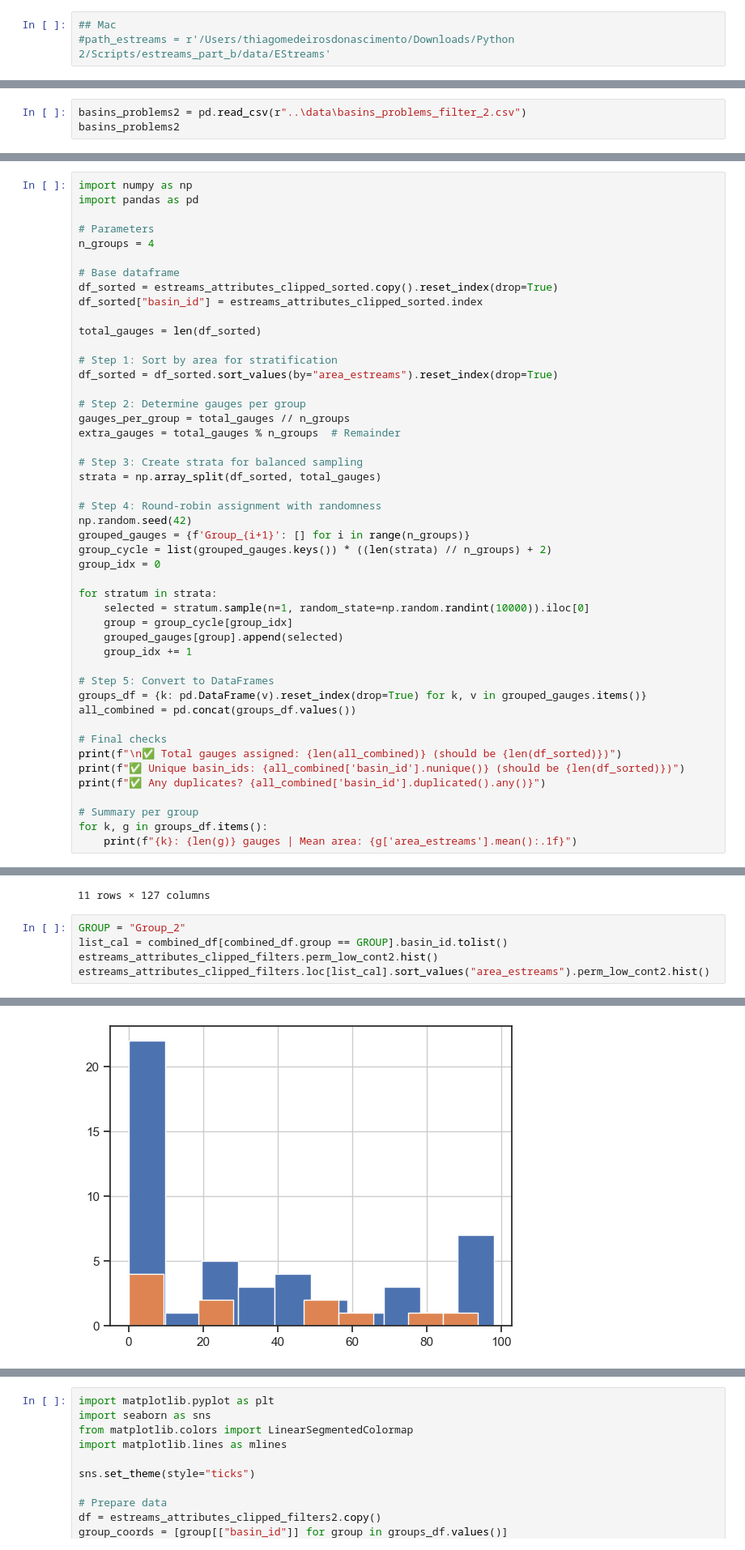
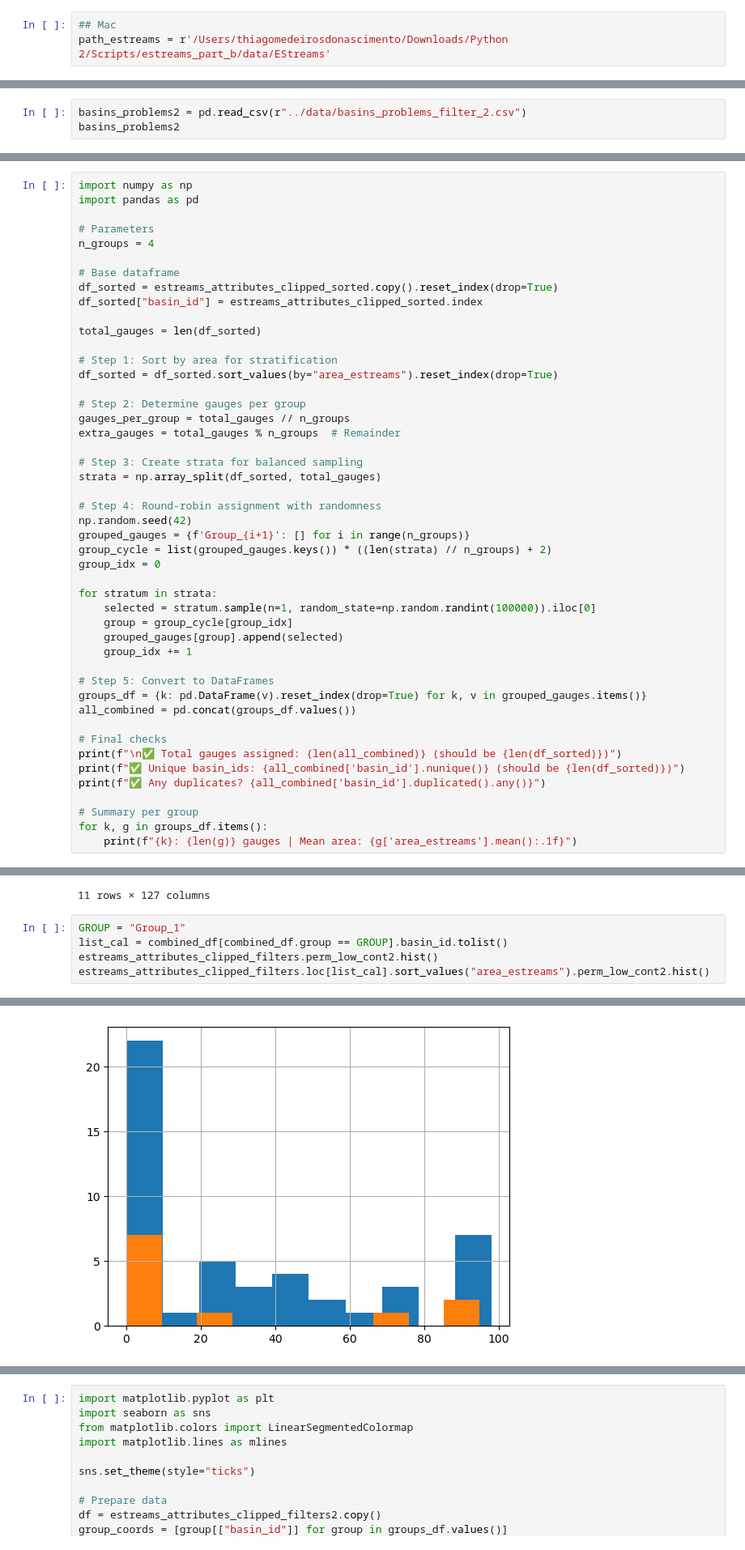
Before and after one commit to thiagovmdon/estreams_superflexpy, a Jupyter notebook: code/a_modelling_distributed_garonne_filtering_gauges.ipynb, the cells around one changed output, grey strips where cells are left out. Shown at 81% size. Cells and saved outputs as stored; diff of their text form.

```diff
--- a/code/a_modelling_distributed_garonne_filtering_gauges.ipynb
+++ b/code/a_modelling_distributed_garonne_filtering_gauges.ipynb
@@ -15,7 +15,7 @@ from utils.functions import find_iterative_immediate_downstream
 path_estreams = r'C:\Users\nascimth\Documents\data\EStreams'
 # %%
 ## Mac
-#path_estreams = r'/Users/thiagomedeirosdonascimento/Downloads/Python 2/Scripts/estreams_part_b/data/EStreams'
+path_estreams = r'/Users/thiagomedeirosdonascimento/Downloads/Python 2/Scripts/estreams_part_b/data/EStreams'
 # %%
 # Read the dataset network
 network_estreams = pd.read_csv(path_estreams+'/streamflow_gauges/estreams_gauging_stations.csv', encoding='utf-8')
@@ -250,7 +250,7 @@ estreams_attributes_clipped_filters
 | FR001604 | O262002002 | O2620010 | FR | FR_EAUFRANCE | La Garonne à Verdun-sur-Garonne | 1.242179 | 43.854636 | 1.242179 | 43.854636 | ... |
 48 rows × 125 columns
 # %%
-basins_problems2 = pd.read_csv(r"..\data\basins_problems_filter_2.csv")
+basins_problems2 = pd.read_csv(r"../data/basins_problems_filter_2.csv")
 basins_problems2
 # %% [output]
 |  | basin |
@@ -507,7 +507,7 @@ group_cycle = list(grouped_gauges.keys()) * ((len(strata) // n_groups) + 2)
 group_idx = 0
 
 for stratum in strata:
-    selected = stratum.sample(n=1, random_state=np.random.randint(10000)).iloc[0]
+    selected = stratum.sample(n=1, random_state=np.random.randint(100000)).iloc[0]
     group = group_cycle[group_idx]
     grouped_gauges[group].append(selected)
     group_idx += 1
@@ -598,10 +598,10 @@ combined_df[combined_df.group == GROUP]
 | 10 | O171251001 | L'AriÃ¨ge Ã Auterive | FR | FR_EAUFRANCE | L'Ariège à Auterive | 1.466145 | 43.369015 | 1.466145 | 43.369015 | ... |
 11 rows × 127 columns
 # %%
-GROUP = "Group_2"
+GROUP = "Group_1"
 list_cal = combined_df[combined_df.group == GROUP].basin_id.tolist()
 estreams_attributes_clipped_filters.perm_low_cont2.hist()
 estreams_attributes_clipped_filters.loc[list_cal].sort_values("area_estreams").perm_low_cont2.hist()
 # %% [output]
 <Axes: >
-[figure, old version]
+[figure, new version]
```
Also changed, not shown: parts of 4 cells of this notebook, 4 other files.
